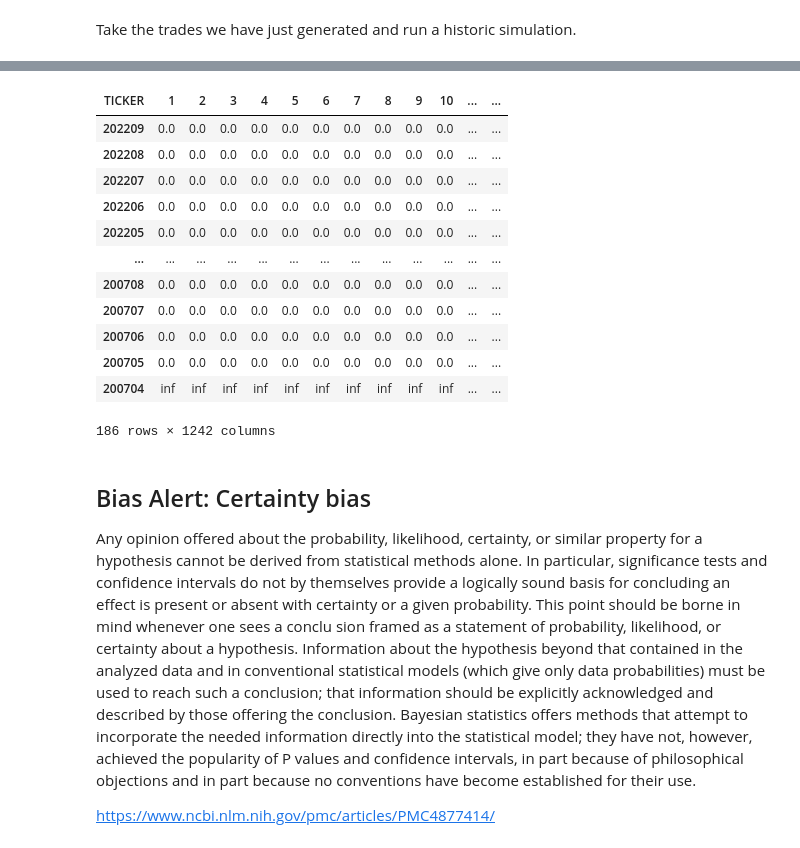
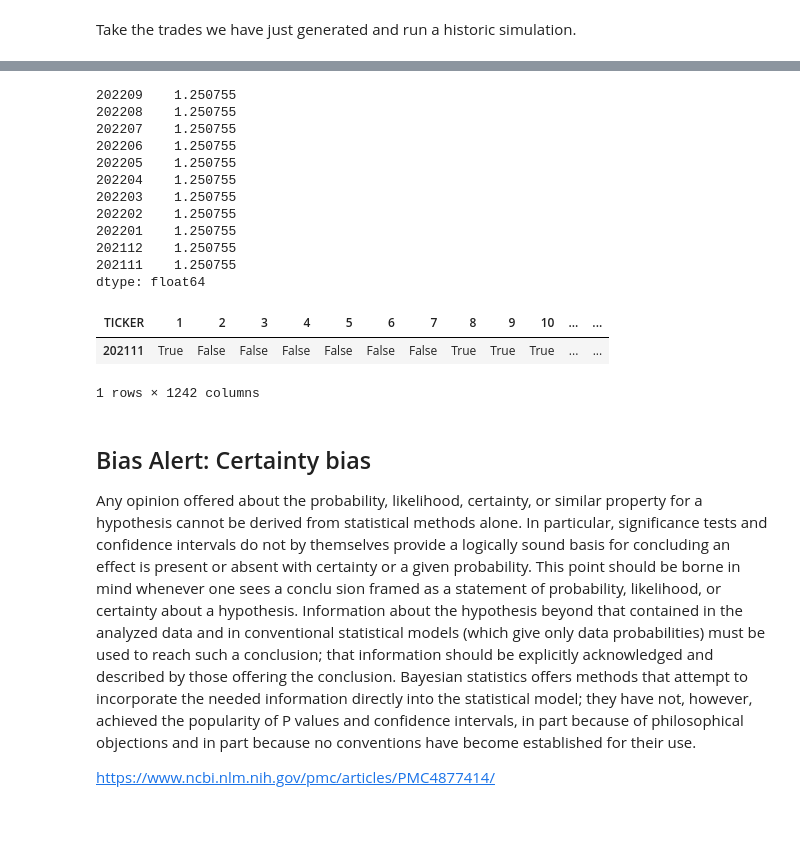
Before and after one commit to danphilps/Investment-SAI, a Jupyter notebook: M6_Investment.ipynb, the cells around one changed output, grey strips where cells are left out. Saved outputs shown, nothing was run; the diff lists cells and outputs as text; code cells hidden in the pictures; blank space fills up the shorter version.

```diff
--- a/M6_Investment.ipynb
+++ b/M6_Investment.ipynb
@@ -743,0 +824,12 @@ df_trades = trades_topquantile_generate(df_stock_ER=df_stock_ER, rebalance_freq=
+# %%
+i=5
+valid_secs = ~(df_stock_ER.iloc[i, :].isna() | df_stock_ER.iloc[i, :] != 0)
+df_stock_ER_valid_cols = df_stock_ER[df_stock_ER.columns[valid_secs]]
+
+# Sort and chop...
+period_ER = pd.DataFrame(df_stock_ER_valid_cols.iloc[i, :])
+
+qu = period_ER.quantile(q=quantile_to_buy).iloc[0]
+no = period_ER[period_ER > qu].count().iloc[0]
+
+qu
@@ -788,19 +1023,24 @@ run_sim(df_trades=df_trades, df_returns=df_returns)
 # %%
-df_trades
+df_trades.sum(axis=1)
 # %% [output]
-| TICKER | 1 | 2 | 3 | 4 | 5 | 6 | 7 | 8 | 9 | 10 | ... | ... |
-| 202209 | 0.0 | 0.0 | 0.0 | 0.0 | 0.0 | 0.0 | 0.0 | 0.0 | 0.0 | 0.0 | ... | ... |
-| 202208 | 0.0 | 0.0 | 0.0 | 0.0 | 0.0 | 0.0 | 0.0 | 0.0 | 0.0 | 0.0 | ... | ... |
-| 202207 | 0.0 | 0.0 | 0.0 | 0.0 | 0.0 | 0.0 | 0.0 | 0.0 | 0.0 | 0.0 | ... | ... |
-| 202206 | 0.0 | 0.0 | 0.0 | 0.0 | 0.0 | 0.0 | 0.0 | 0.0 | 0.0 | 0.0 | ... | ... |
-| 202205 | 0.0 | 0.0 | 0.0 | 0.0 | 0.0 | 0.0 | 0.0 | 0.0 | 0.0 | 0.0 | ... | ... |
-| ... | ... | ... | ... | ... | ... | ... | ... | ... | ... | ... | ... | ... |
-| 200708 | 0.0 | 0.0 | 0.0 | 0.0 | 0.0 | 0.0 | 0.0 | 0.0 | 0.0 | 0.0 | ... | ... |
-| 200707 | 0.0 | 0.0 | 0.0 | 0.0 | 0.0 | 0.0 | 0.0 | 0.0 | 0.0 | 0.0 | ... | ... |
-| 200706 | 0.0 | 0.0 | 0.0 | 0.0 | 0.0 | 0.0 | 0.0 | 0.0 | 0.0 | 0.0 | ... | ... |
-| 200705 | 0.0 | 0.0 | 0.0 | 0.0 | 0.0 | 0.0 | 0.0 | 0.0 | 0.0 | 0.0 | ... | ... |
-| 200704 | inf | inf | inf | inf | inf | inf | inf | inf | inf | inf | ... | ... |
-186 rows × 1242 columns
+202209    1.250755
+202208    1.250755
+202207    1.250755
+202206    1.250755
+202205    1.250755
+202204    1.250755
+202203    1.250755
+202202    1.250755
+202201    1.250755
+202112    1.250755
+202111    1.250755
+dtype: float64
+# %%
+~((df_last_period_cagr.isnull()) | (df_last_period_cagr == 0) | (df_sec_rets.iloc[i,:].isnull()))
+# %% [output]
+| TICKER | 1 | 2 | 3 | 4 | 5 | 6 | 7 | 8 | 9 | 10 | ... | ... |
+| 202111 | True | False | False | False | False | False | False | True | True | True | ... | ... |
+1 rows × 1242 columns
 # %% [markdown]
 ## Bias Alert: Certainty bias
 
```
Also changed, not shown: parts of 12 cells of this notebook.
